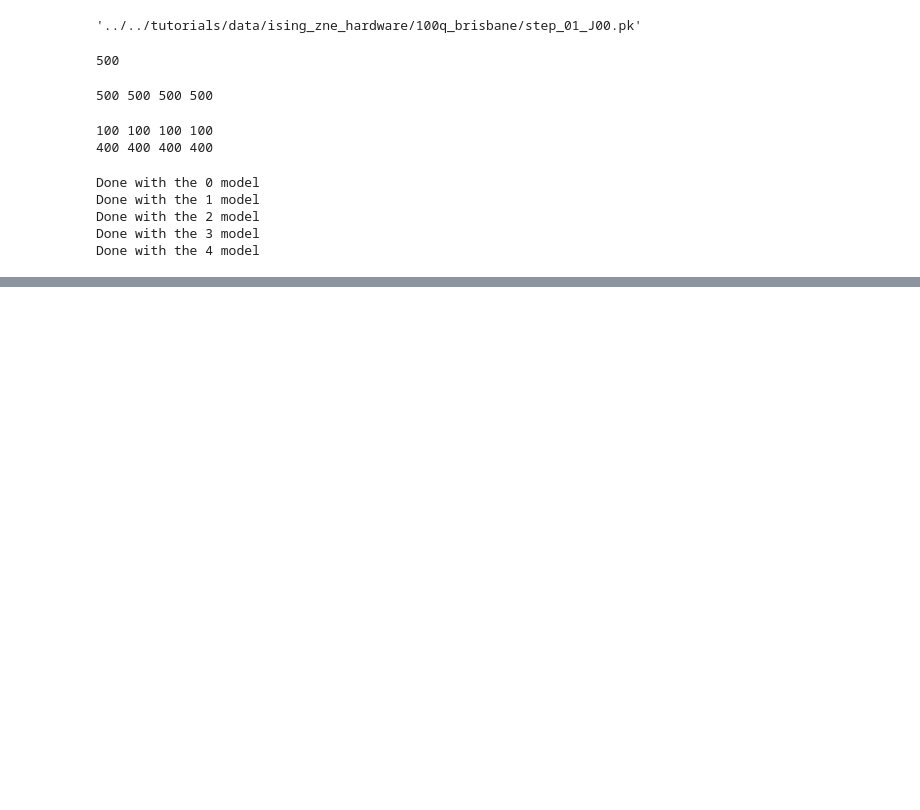
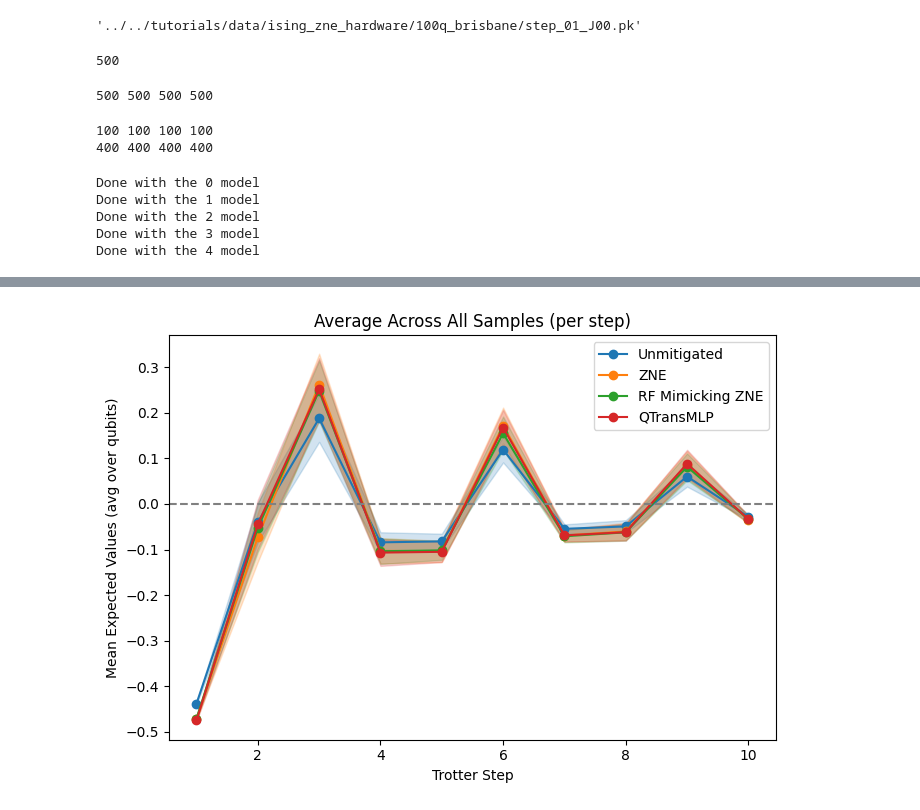
Before and after one commit to SMATousi/vigir-ml-qem, a Jupyter notebook: docs/demos/graph_approach/qem_gnn_step2/02_GNN_Transformer.ipynb, the cells around one changed output, grey strips where cells are left out. Drawn from its saved outputs; the diff is of its cells as text; code cells hidden in the pictures; blank space fills up the shorter version.

Commit message:
mimicking zne done!

```diff
--- a/docs/demos/graph_approach/qem_gnn_step2/02_GNN_Transformer.ipynb
+++ b/docs/demos/graph_approach/qem_gnn_step2/02_GNN_Transformer.ipynb
@@ -583,0 +764,90 @@ plt.show()
+# %%
+# --- Average curves across ALL samples (scalar per step) ---
+import numpy as np
+import pandas as pd
+import matplotlib.pyplot as plt
+
+# methods you may have; present ones will be plotted
+CANDIDATES = ["noisy", "zne_mitigated", "rfr_list", "Transformer", "transformer"]
+
+def _row_scalar(v):
+    """
+    v can be a list/np array of length M (per-qubit values) or a scalar.
+    Return a scalar: mean over qubits for vectors; float for scalars.
+    """
+    if isinstance(v, (list, tuple, np.ndarray)):
+        arr = np.asarray(v, dtype=float)
+        return float(arr.mean())
+    # already scalar
+    return float(v)
+
+def summarize_global_scalar(df: pd.DataFrame) -> pd.DataFrame:
+    """
+    For each step and each available method:
+      1) Convert each row's vector to a scalar via mean over qubits.
+      2) Compute mean and standard error across rows for that step.
+    Returns wide dataframe indexed by step with mean_*/ste_* columns (scalars).
+    """
+    if "step" not in df.columns:
+        raise KeyError("df must contain a 'step' column.")
+    gb = df.groupby("step", sort=True)
+    out = pd.DataFrame(index=sorted(df["step"].unique()))
+    for col in CANDIDATES:
+        if col not in df.columns:
+            continue
+        # series of per-row scalars for each group
+        per_step_scalars = gb[col].apply(lambda s: np.array([_row_scalar(x) for x in s]))
+        # mean/ste over rows for each step
+        out[f"mean_{col}"] = per_step_scalars.apply(lambda a: float(a.mean()) if a.size else np.nan)
+        out[f"ste_{col}"]  = per_step_scalars.apply(lambda a: float(a.std(ddof=0)/np.sqrt(max(1,len(a)))) if a.size else np.nan)
+    return out
+
+# Build the summary on the SAME df_k you’re using
+# (df_k already has 'step' and columns like 'noisy', 'rfr_list', 'Transformer')
+summ = summarize_global_scalar(df)
+
+# ---- Plot: one figure, one line per available method ----
+plt.style.use({'figure.facecolor':'white'})
+plt.figure(figsize=(7,5))
+
+legend_map = {
+    "mean_noisy": "Unmitigated",
+    "mean_zne_mitigated": "ZNE",
+    "mean_rfr_list": "RF Mimicking ZNE",
+    "mean_Transformer": "Transformer",
+    "mean_transformer": "Transformer",  # handle lowercase key
+}
+
+x = summ.index.values
+i = 0
+y_zne   = summ["mean_zne_mitigated"].values.astype(float)
+
+for mean_col in [c for c in summ.columns if c.startswith("mean_")]:
+    ste_col = mean_col.replace("mean_", "ste_")
+    if ste_col not in summ.columns:
+        continue
+    y   = summ[mean_col].values.astype(float)
+    ste = summ[ste_col].values.astype(float)
+    label = legend_map.get(mean_col, mean_col.replace("mean_", ""))
+    if label == "Transformer":
+        label = "QTransMLP"
+
+    # skip entirely-NaN series
+    if np.isnan(y).all():
+        continue
+
+    plt.plot(x, y, marker='o', label=label, color=f"C{i}")
+    plt.fill_between(x, y - ste, y + ste, alpha=0.2, color=f"C{i}")
+    i += 1
+
+plt.title("Average Across All Samples (per step)")
+plt.xlabel("Trotter Step")
+plt.ylabel("Mean Expected Values (avg over qubits)")
+plt.axhline(0, color="gray", linestyle="dashed")
+plt.legend()
+plt.grid(False)
+plt.tight_layout()
+plt.savefig("trotter-steps-comparison.png")
+plt.show()
+# %% [output]
+[figure, added]
```
Also changed, not shown: parts of 12 cells of this notebook, 5 other files.
